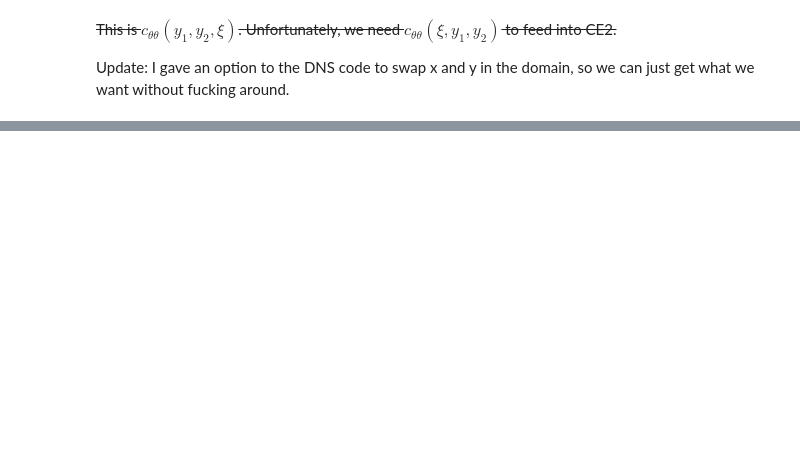
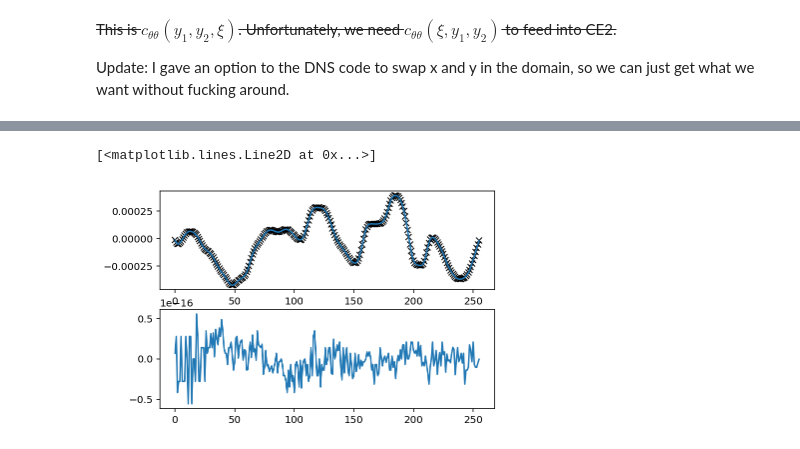
Before and after one commit to jsoishi/busse_annulus, a Jupyter notebook: python/DNS to CE2 Data transfer.ipynb, the cells around one changed output, grey strips where cells are left out. Drawn from its saved outputs; the diff is of its cells as text; code cells hidden in the pictures; blank space fills up the shorter version.

```diff
--- a/python/DNS to CE2 Data transfer.ipynb
+++ b/python/DNS to CE2 Data transfer.ipynb
@@ -64,0 +102,9 @@ Update: I gave an option to the DNS code to swap x and y in the domain, so we ca
+# %%
+plt.subplot(211)
+plt.plot(ce2_file['tasks']['ctt'][0,0,:,10],'kx')
+plt.plot(ctt[0,:,10])
+plt.subplot(212)
+plt.plot(ce2_file['tasks']['ctt'][0,0,:,10]-ctt[0,:,10])
+# %% [output]
+[<matplotlib.lines.Line2D at 0x...>]
+[figure, added]
```
Also changed, not shown: parts of 41 cells of this notebook.
